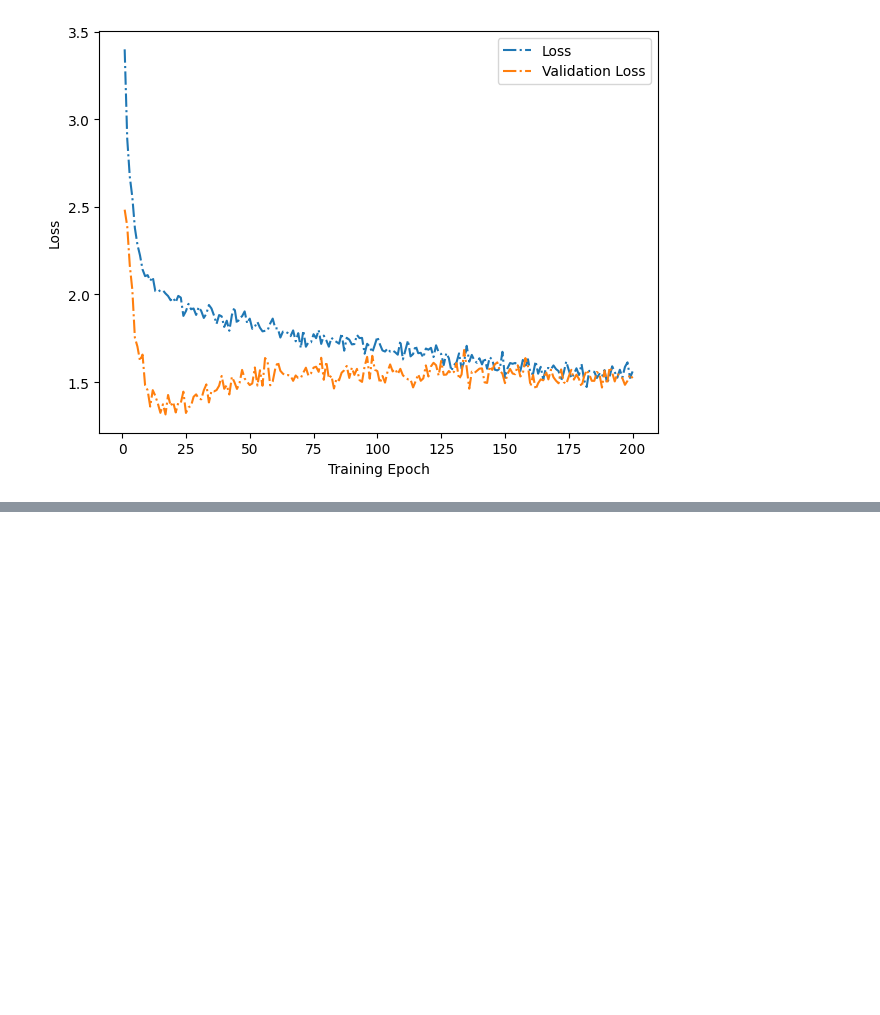
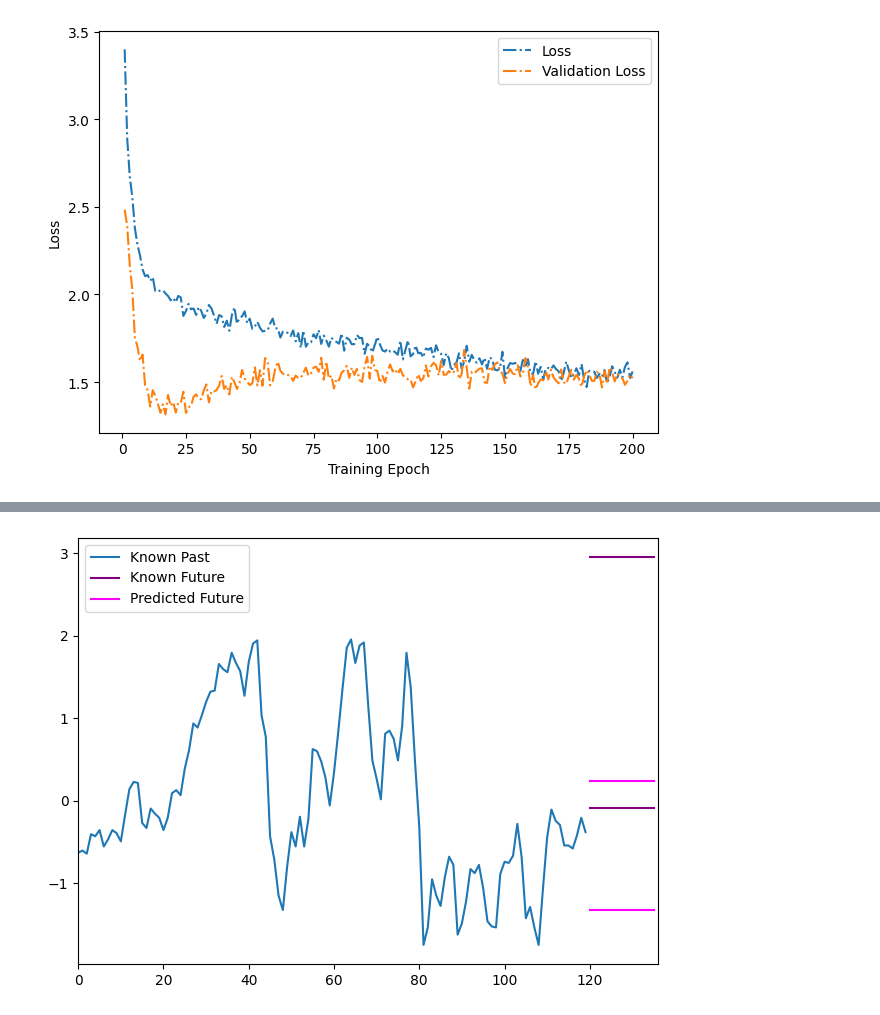
Before and after one commit to badassdatascience/badass-data-science, a Jupyter notebook: badassdatascience/forecasting/deep_learning/review-training-results.ipynb, the cells around one changed output, grey strips where cells are left out. Drawn from its saved outputs; the diff is of its cells as text; code cells hidden in the pictures; blank space fills up the shorter version.

```diff
--- a/badassdatascience/forecasting/deep_learning/review-training-results.ipynb
+++ b/badassdatascience/forecasting/deep_learning/review-training-results.ipynb
@@ -28,0 +136,4 @@ plot_basic_loss(history)
+# %%
+plot_a_prediction(M_test, y_test, y_predicted, index = 1000)
+# %% [output]
+[figure, added]
```
Also changed, not shown: parts of 13 cells of this notebook, 1 other file.
